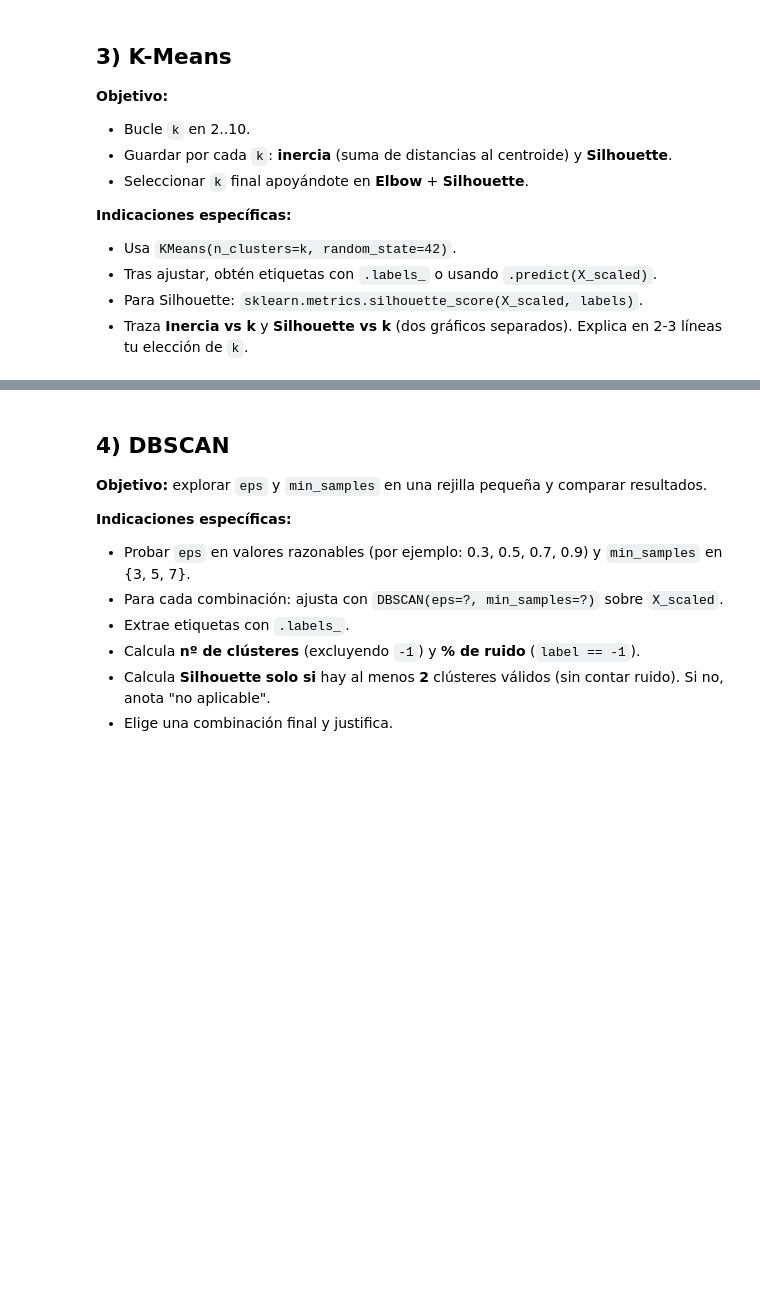
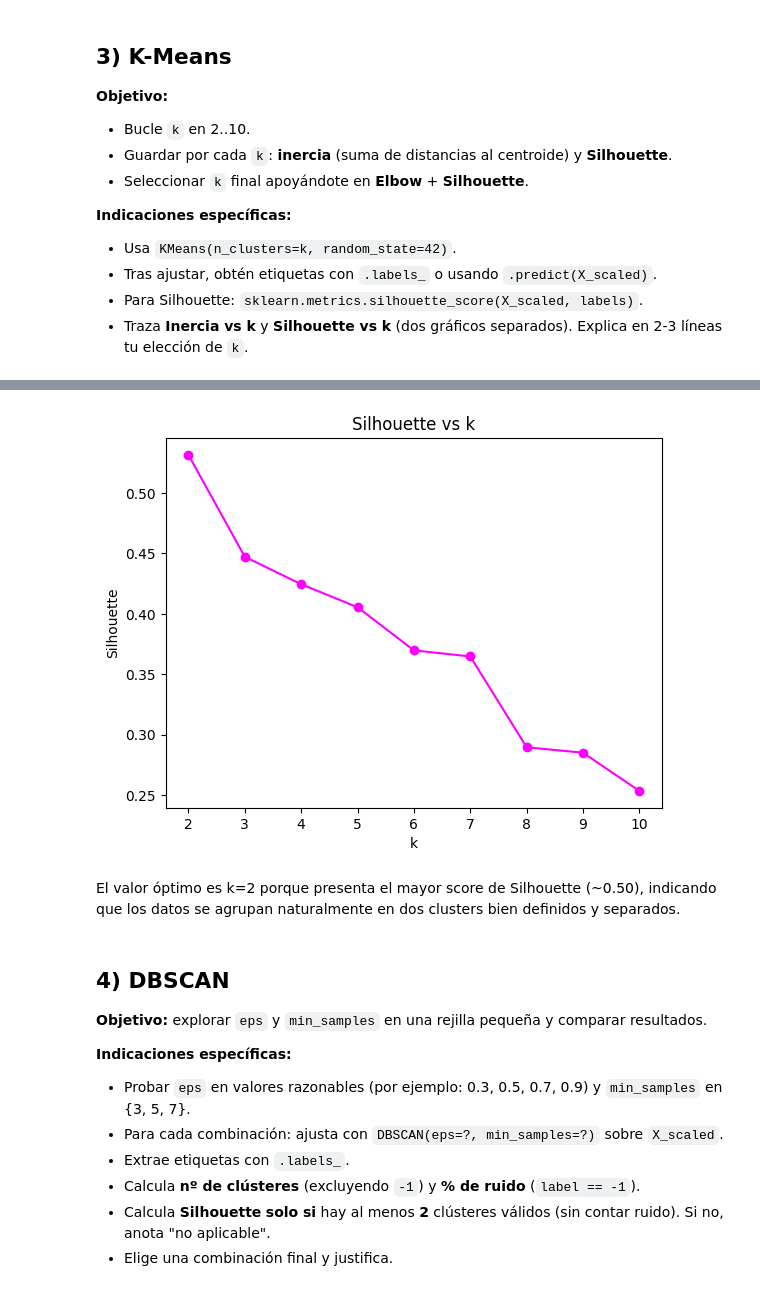
Before and after one commit to pauuulaa/Machine-Learning, a Jupyter notebook: enunciado_clustering_estudiante_penguins.ipynb, the cells around one changed output, grey strips where cells are left out. Drawn from its saved outputs; the diff is of its cells as text; code cells hidden in the pictures; blank space fills up the shorter version.

```diff
--- a/enunciado_clustering_estudiante_penguins.ipynb
+++ b/enunciado_clustering_estudiante_penguins.ipynb
@@ -69,3 +186,14 @@
+# %%
+#Gráfica Silhouette
+plt.plot(range(2, 11), silhouette, marker='o', color='magenta')
+plt.title("Silhouette vs k")
+plt.xlabel("k")
+plt.ylabel("Silhouette")
+plt.show()
+# %% [output]
+[figure, added]
+# %% [markdown]
+El valor óptimo es k=2 porque presenta el mayor score de Silhouette (~0.50), indicando que los datos se agrupan naturalmente en dos clusters bien definidos y separados.
 # %% [markdown]
 ## 4) DBSCAN
 **Objetivo:** explorar `eps` y `min_samples` en una rejilla pequeña y comparar resultados.
```
Also changed, not shown: parts of 18 cells of this notebook.
